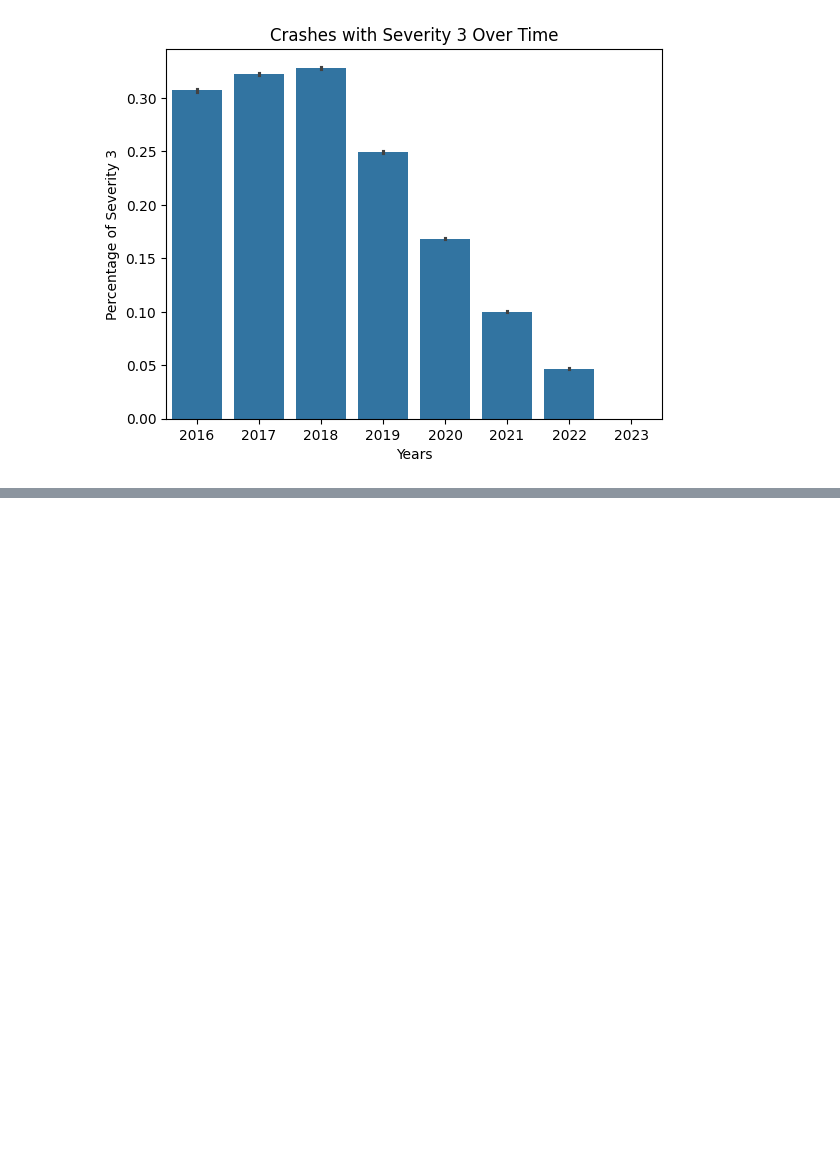
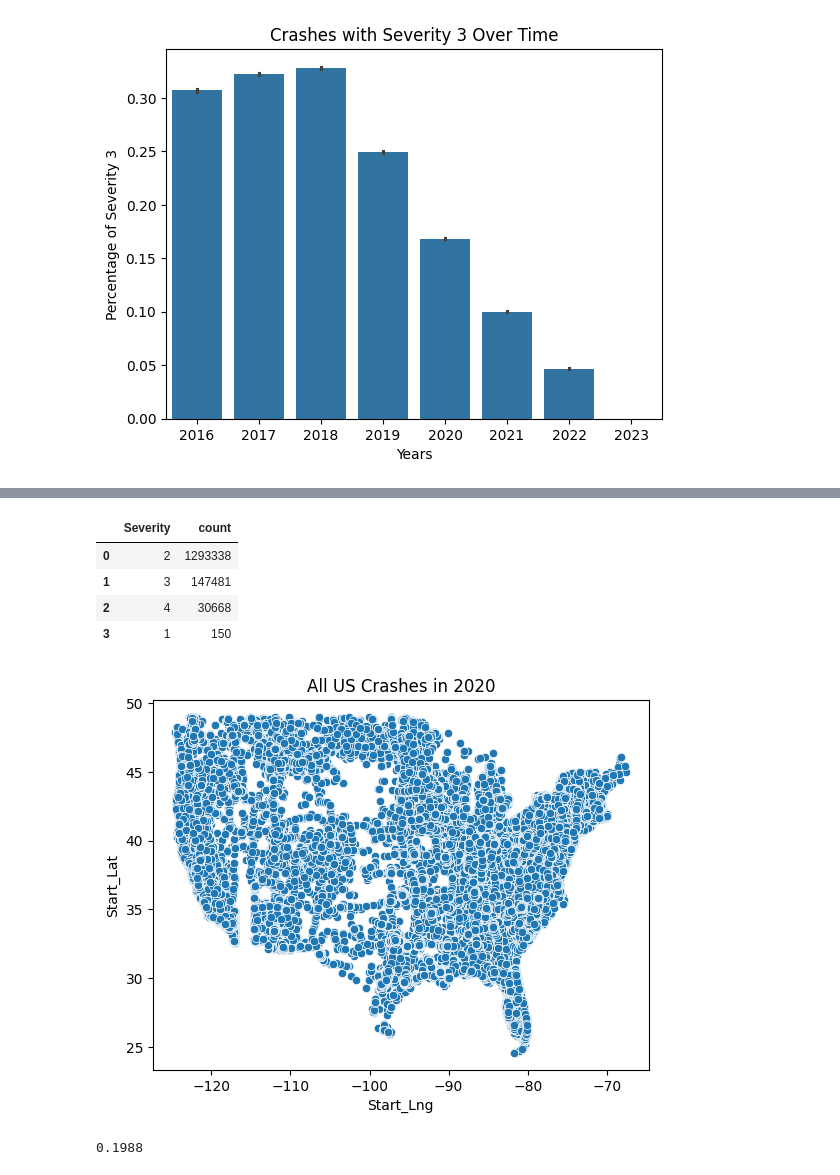
Before and after one commit to Kestrel86/US_AccidentModel, a Jupyter notebook: US_Accidents_EDA.ipynb, the cells around one changed output, grey strips where cells are left out. Cells and saved outputs as stored; diff of their text form; code cells hidden in the pictures; blank space fills up the shorter version.

```diff
--- a/US_Accidents_EDA.ipynb
+++ b/US_Accidents_EDA.ipynb
@@ -453,0 +514,26 @@ plt.show()
+# %%
+df2021_group = df[df['Start_Time'].dt.year == 2021]
+
+sns.scatterplot(x = df2021_group.Start_Lng , y = df2021_group.Start_Lat )
+plt.title("All US Crashes in 2020")
+plt.show
+
+severityCount2021 = df2021_group['Severity'].value_counts()
+
+tableSeverity2021 = severityCount2021.reset_index()
+tableSeverity2021
+# %% [output]
+|  | Severity | count |
+| 0 | 2 | 1293338 |
+| 1 | 3 | 147481 |
+| 2 | 4 | 30668 |
+| 3 | 1 | 150 |
+[figure, added]
+# %%
+totalcrashes = df.shape[0]
+total2021_crashes = df2021_group.shape[0]
+
+percentage2021 = total2021_crashes / totalcrashes
+print(round(percentage2021, 4))
+# %% [output]
+0.1988
```
Also changed, not shown: parts of 25 cells of this notebook, 1 other file.
